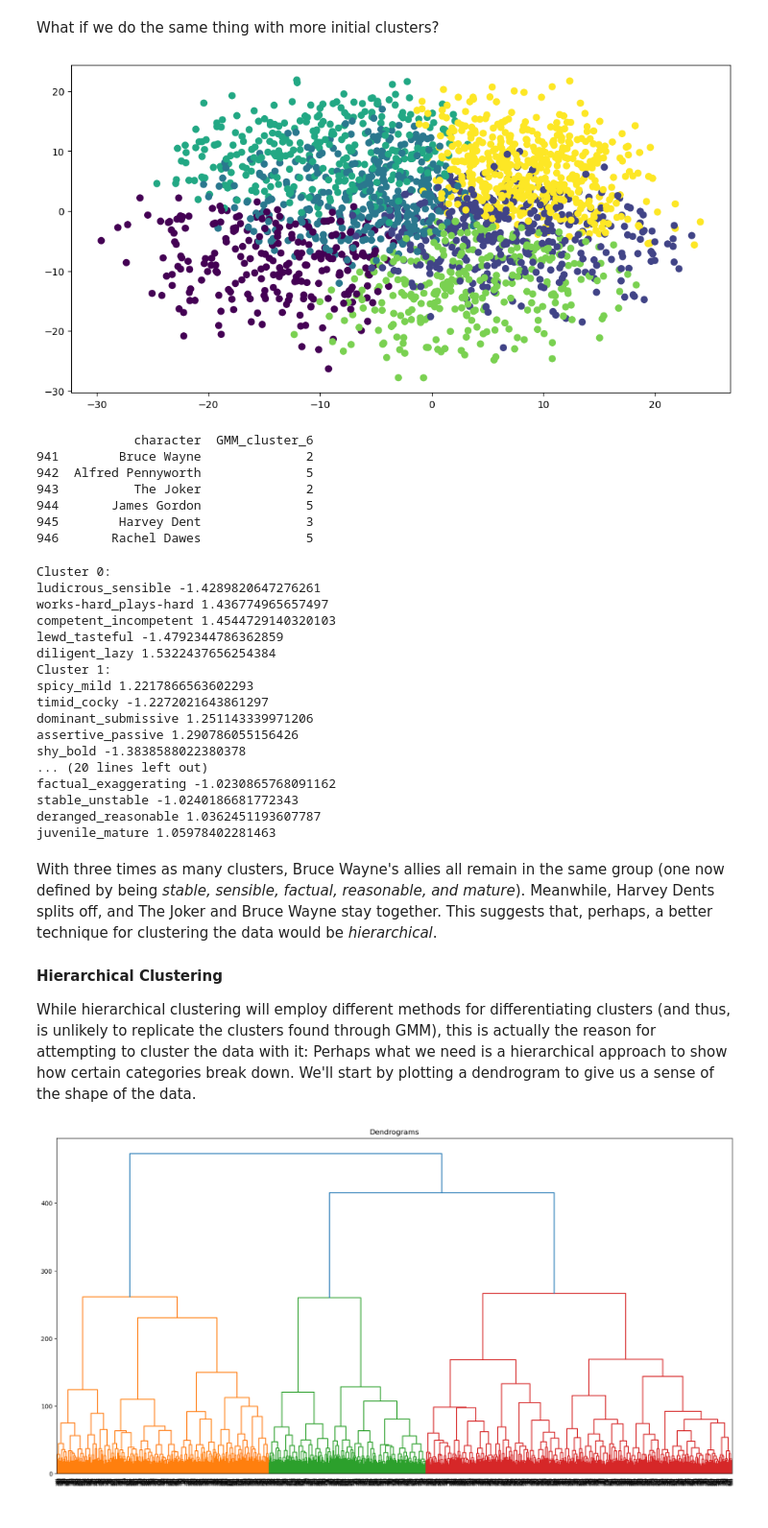
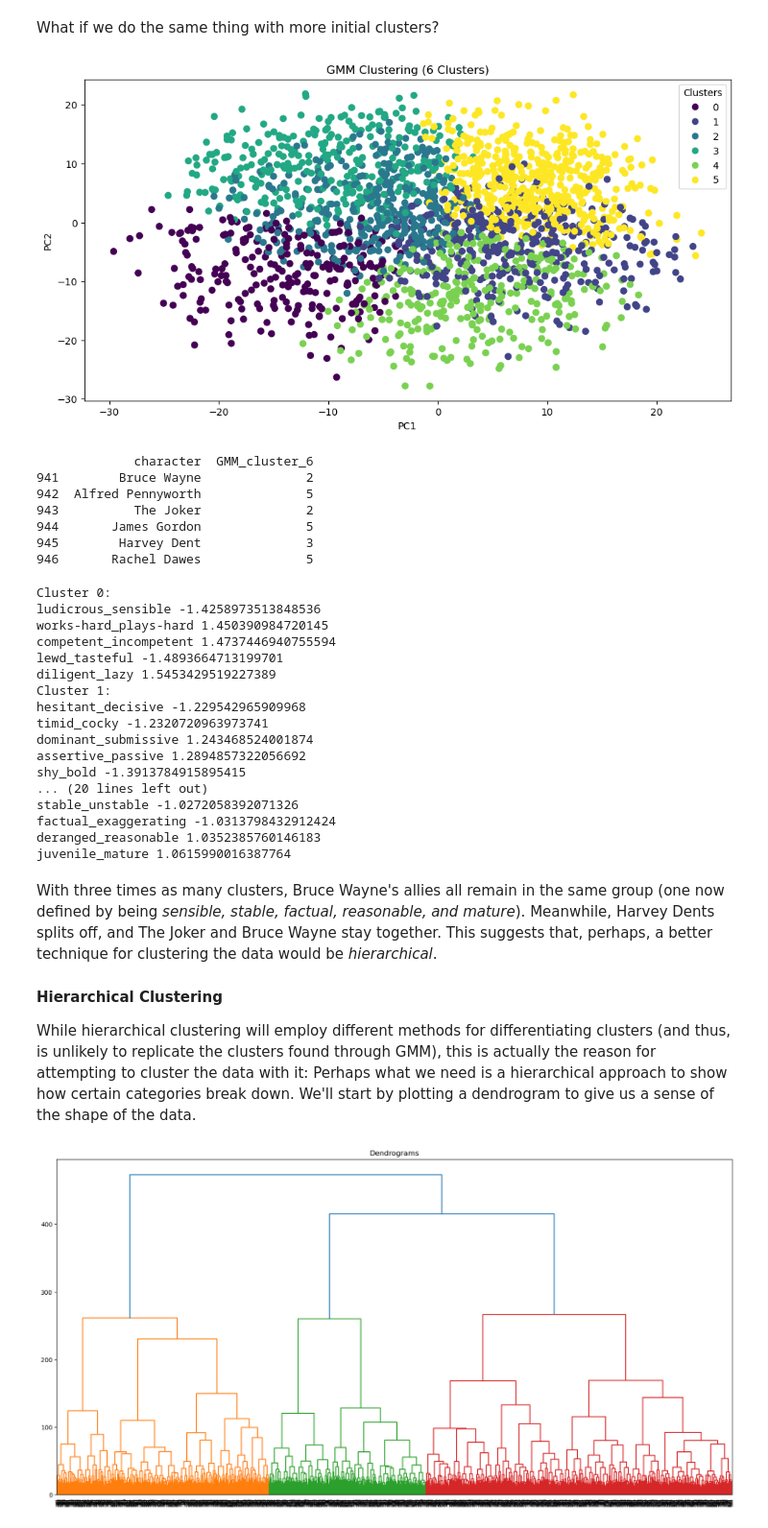
Before and after one commit to UCB-stat-159-f25/ucb-stat-159-f25-classroom-final-final, a Jupyter notebook: 3-identify_archetypes-Copy1.ipynb, the cells around one changed output. Shown at 96% size. Cells and saved outputs as stored; diff of their text form; code cells hidden in the pictures.

```diff
--- a/3-identify_archetypes-Copy1.ipynb
+++ b/3-identify_archetypes-Copy1.ipynb
@@ -38,7 +38,7 @@ data_values = scaler.fit_transform(data_values)
 # %% [markdown]
 Now `data_values` contains our scaled data. It's time to see how many components we should have. This first technique is adapted from [this tutorial](https://mikulskibartosz.name/pca-how-to-choose-the-number-of-components). The author recommends that the number of components chosen should account for 95% of the variance. We'll see why this is an issue in a moment.
 # %%
-pca_all = PCA().fit(data_values) # fit the PCA to the maximum number of components
+pca_all = PCA(svd_solver="full").fit(data_values) # fit the PCA to the maximum number of components
 # %%
 plt.rcParams["figure.figsize"] = (12,6)
 
@@ -244,10 +249,14 @@ What if we do the same thing with more initial clusters?
 # %%
 gmm = GMM(n_components=6, random_state=159, covariance_type="full").fit(pca_scores)
 labels = gmm.predict(pca_scores)
-plt.scatter(scores[:, 0], scores[:, 1], c=labels, s=40, cmap='viridis')
+scatter = plt.scatter(scores[:, 0], scores[:, 1], c=labels, s=40, cmap='viridis')
+plt.legend(*scatter.legend_elements(), title="Clusters")
+plt.xlabel("PC1")
+plt.ylabel("PC2")
+plt.title("GMM Clustering (6 Clusters)")
 plt.savefig("visualizations/GMM_6_components.png")
 # %% [output]
-[figure, old version]
+[figure, new version]
 # %%
 labels = gmm.predict(pca_scores) # retrieve cluster labels based on scores
 data_clusters = data # create copy of the original dataset
@@ -265,7 +274,7 @@ print(char_gmm6)
 # %%
 char_gmm6.to_csv("data/char_gmm6.csv", index=False)
 # %%
-pca177 = PCA(n_components=177, random_state=22).fit(data_values) # fit the PCA to the number of components provided to the GMM
+pca177 = PCA(n_components=177, svd_solver="full").fit(data_values) # fit the PCA to the number of components provided to the GMM
 cluster_centers_original = pca177.inverse_transform(gmm.means_) # find the means in the original dimensional space
 
 for i, center in enumerate(cluster_centers_original):
@@ -275,24 +284,24 @@ for i, center in enumerate(cluster_centers_original):
         print(data.columns[3:].to_list()[idx], center[idx])
 # %% [output]
 Cluster 0:
-ludicrous_sensible -1.4289820647276261
-works-hard_plays-hard 1.436774965657497
-competent_incompetent 1.4544729140320103
-lewd_tasteful -1.4792344786362859
-diligent_lazy 1.5322437656254384
+ludicrous_sensible -1.4258973513848536
+works-hard_plays-hard 1.450390984720145
+competent_incompetent 1.4737446940755594
+lewd_tasteful -1.4893664713199701
+diligent_lazy 1.5453429519227389
 Cluster 1:
-spicy_mild 1.2217866563602293
-timid_cocky -1.2272021643861297
-dominant_submissive 1.251143339971206
-assertive_passive 1.290786055156426
-shy_bold -1.3838588022380378
+hesitant_decisive -1.229542965909968
+timid_cocky -1.2320720963973741
+dominant_submissive 1.243468524001874
+assertive_passive 1.2894857322056692
+shy_bold -1.3913784915895415
 ... (20 lines left out)
-factual_exaggerating -1.0230865768091162
-stable_unstable -1.0240186681772343
-deranged_reasonable 1.0362451193607787
-juvenile_mature 1.05978402281463
+stable_unstable -1.0272058392071326
+factual_exaggerating -1.0313798432912424
+deranged_reasonable 1.0352385760146183
+juvenile_mature 1.0615990016387764
 # %% [markdown]
-With three times as many clusters, Bruce Wayne's allies all remain in the same group (one now defined by being _stable, sensible, factual, reasonable, and mature_). Meanwhile, Harvey Dents splits off, and The Joker and Bruce Wayne stay together. This suggests that, perhaps, a better technique for clustering the data would be _hierarchical_.
+With three times as many clusters, Bruce Wayne's allies all remain in the same group (one now defined by being _sensible, stable, factual, reasonable, and mature_). Meanwhile, Harvey Dents splits off, and The Joker and Bruce Wayne stay together. This suggests that, perhaps, a better technique for clustering the data would be _hierarchical_.
 
 #### Hierarchical Clustering
 While hierarchical clustering will employ different methods for differentiating clusters (and thus, is unlikely to replicate the clusters found through GMM), this is actually the reason for attempting to cluster the data with it: Perhaps what we need is a hierarchical approach to show how certain categories break down. We'll start by plotting a dendrogram to give us a sense of the shape of the data.
```
Also changed, not shown: parts of 10 cells of this notebook, 5 other files.
